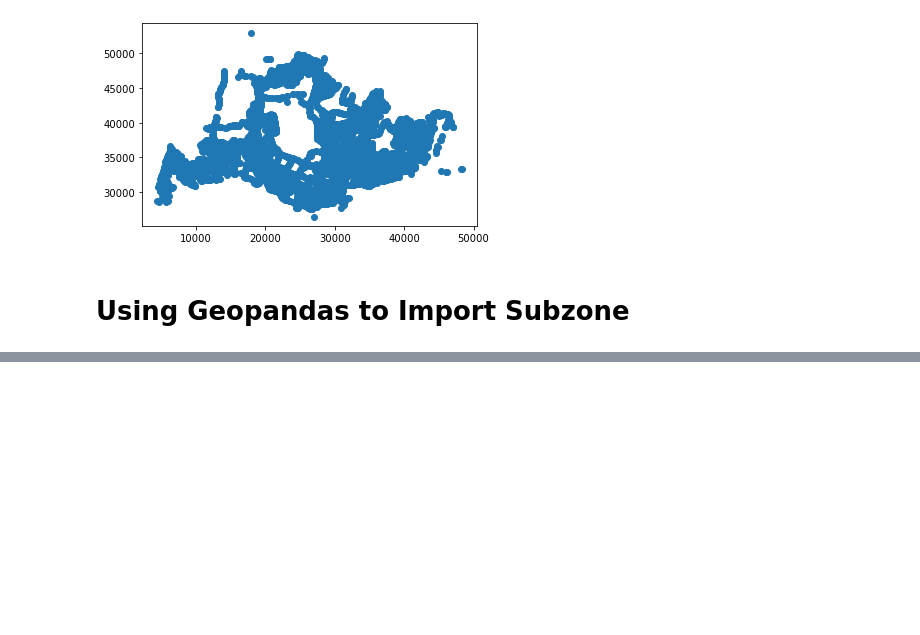
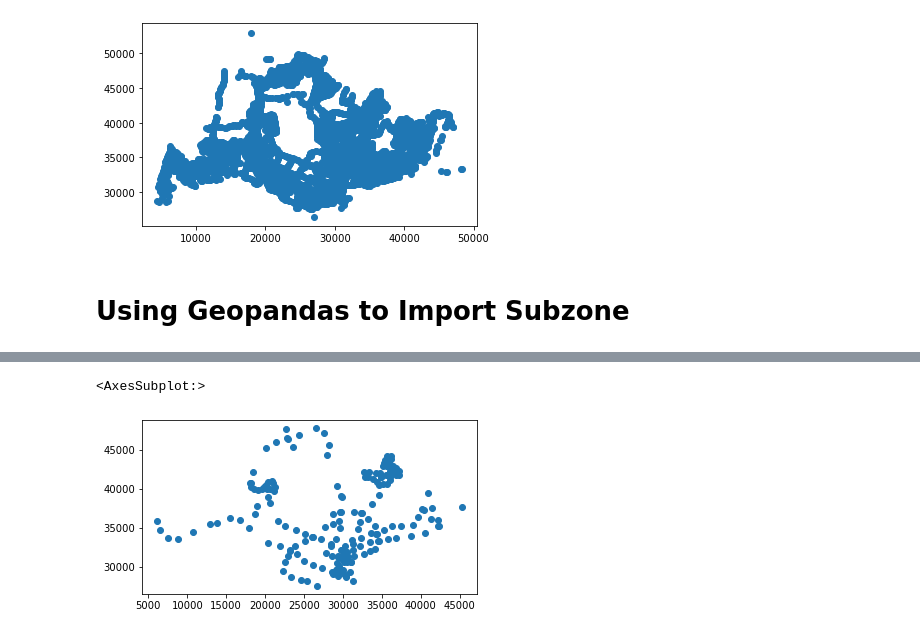
Before and after one commit to bleow/CZ1115PROJ-DataScience_Python, a Jupyter notebook: Geopandas.ipynb, the cells around one changed output, grey strips where cells are left out. Cells and saved outputs as stored; diff of their text form; code cells hidden in the pictures; blank space fills up the shorter version.

```diff
--- a/Geopandas.ipynb
+++ b/Geopandas.ipynb
@@ -47,0 +57,3 @@ Index: []
+# %%
+#Load into GeoDataFrame
+gdf_MRTStop = gpd.read_file('C:\.PROGRAMMING\Python\CZ1115-PROJECT\RAW_datasets\TrainStation_Jan2020\MRTLRTStnPtt.shp')
@@ -47,0 +69,5 @@ Index: []
+# %%
+gdf_MRTStop.plot()
+# %% [output]
+<AxesSubplot:>
+[figure, added]
```
Also changed, not shown: parts of 6 cells of this notebook.
